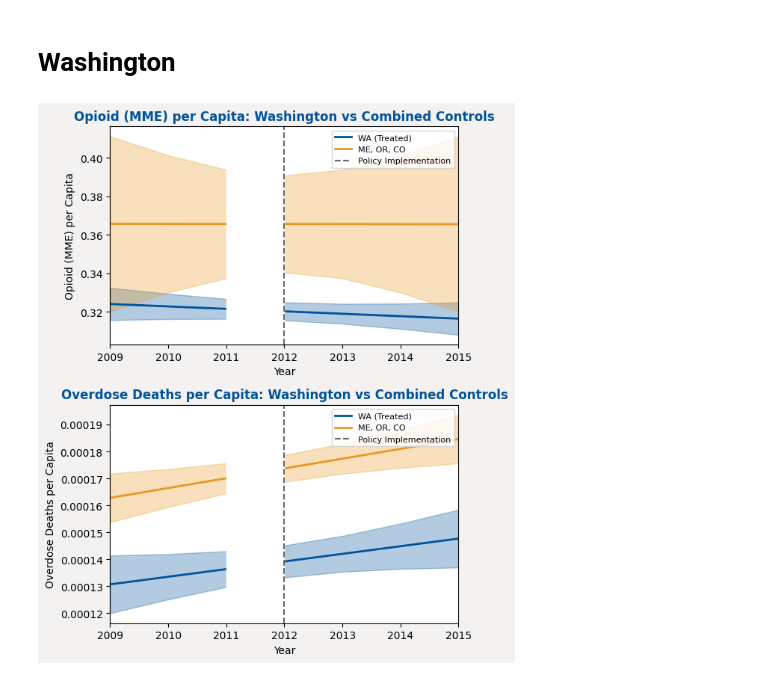
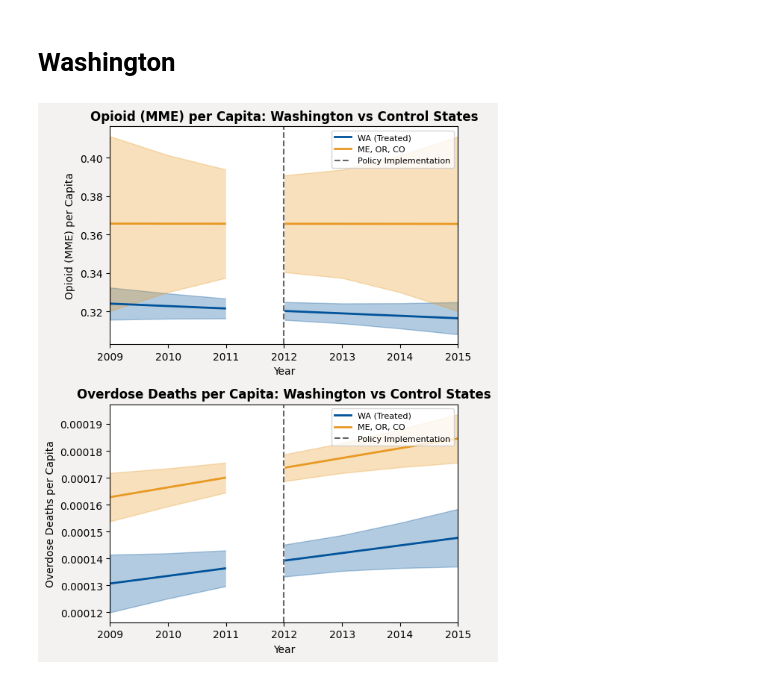
Before and after one commit to MIDS-at-Duke/opioids-2024-data-queens-king, a Jupyter notebook: difference_in_difference.ipynb, the cells around one changed output. Cells and saved outputs as stored; diff of their text form; code cells hidden in the pictures.

```diff
--- a/difference_in_difference.ipynb
+++ b/difference_in_difference.ipynb
@@ -381,10 +379,9 @@ def create_combined_did_charts_washington(final_dataset, control_states):
         label="Policy Implementation",
     )
     axes[0].set_title(
-        "Opioid (MME) per Capita: Washington vs Combined Controls",
+        "Opioid (MME) per Capita: Washington vs Control States",
         fontsize=12,
         weight="bold",
-        color=duke_colors["blue"],
     )
 
     axes[0].legend(
@@ -435,33 +432,32 @@ def create_combined_did_charts_washington(final_dataset, control_states):
         linestyle="--",
         linewidth=1.5,
         label="Policy Implementation",
     )
     axes[1].set_title(
-        "Overdose Deaths per Capita: Washington vs Combined Controls",
+        "Overdose Deaths per Capita: Washington vs Control States",
         fontsize=12,
         weight="bold",
-        color=duke_colors["blue"],
     )
 
     axes[1].legend(
         loc="upper right",
         fontsize=8,
         framealpha=0.8,
     )
 
     axes[1].set_xlim([2009, 2015])
     axes[1].set_xlabel("Year", fontsize=10, color="black", weight="normal")
     axes[1].set_ylabel(
         "Overdose Deaths per Capita", fontsize=10, color="black", weight="normal"
     )
 
     plt.tight_layout(rect=[0, 0, 1, 0.95])
     plt.show()
 
 
 control_states = ["ME", "OR", "CO"]
 create_combined_did_charts_washington(
     final_dataset=final_dataset, control_states=control_states
 )
 # %% [output]
-[figure, old version]
+[figure, new version]
```
Also changed, not shown: parts of 1 cell of this notebook, 3 other files.
